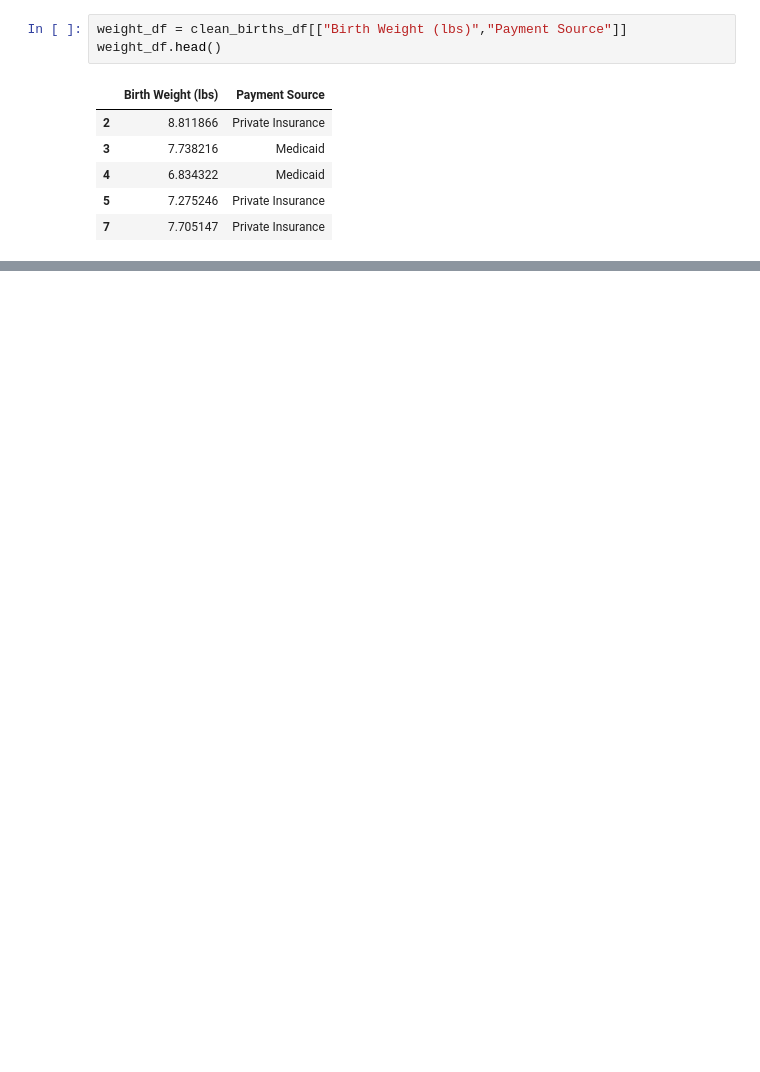
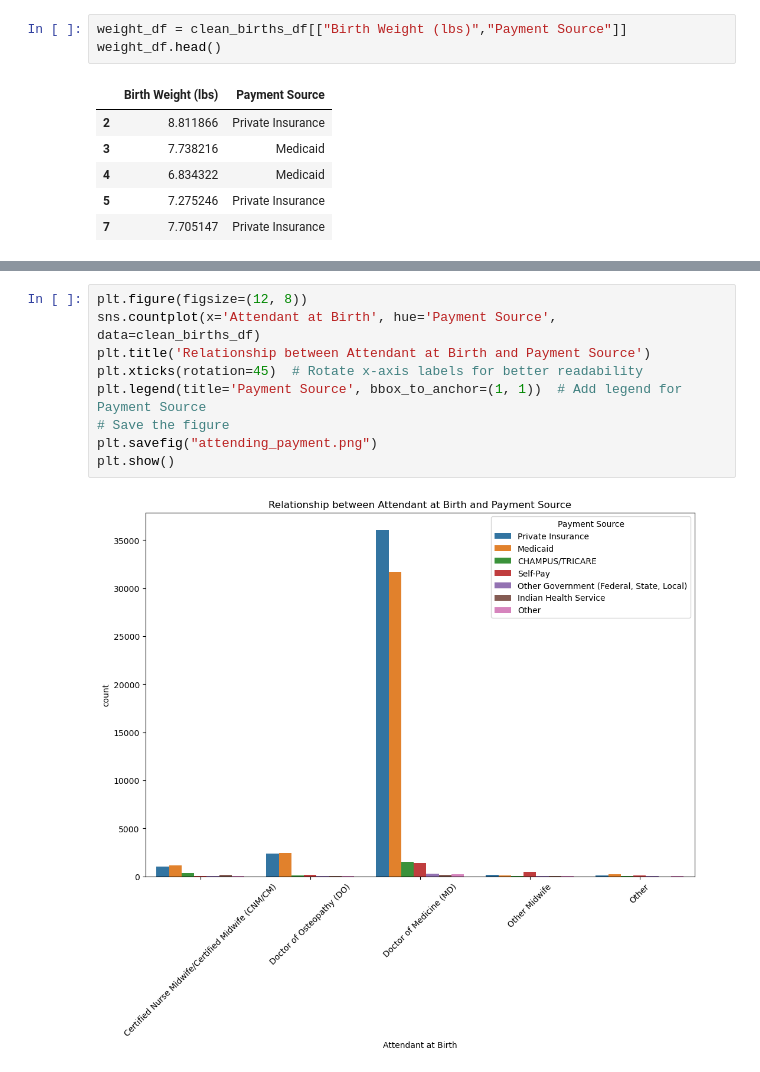
Before and after one commit to bandaexpress/project_rose, a Jupyter notebook: Emily_analysis.ipynb, the cells around one changed output, grey strips where cells are left out. Cells and saved outputs as stored; diff of their text form; blank space fills up the shorter version.

```diff
--- a/Emily_analysis.ipynb
+++ b/Emily_analysis.ipynb
@@ -174,0 +199,11 @@ plt.show()
+# %%
+plt.figure(figsize=(12, 8))
+sns.countplot(x='Attendant at Birth', hue='Payment Source', data=clean_births_df)
+plt.title('Relationship between Attendant at Birth and Payment Source')
+plt.xticks(rotation=45)  # Rotate x-axis labels for better readability
+plt.legend(title='Payment Source', bbox_to_anchor=(1, 1))  # Add legend for Payment Source
+# Save the figure
+plt.savefig("attending_payment.png")
+plt.show()
+# %% [output]
+[figure, added]
```
Also changed, not shown: parts of 7 cells of this notebook.
